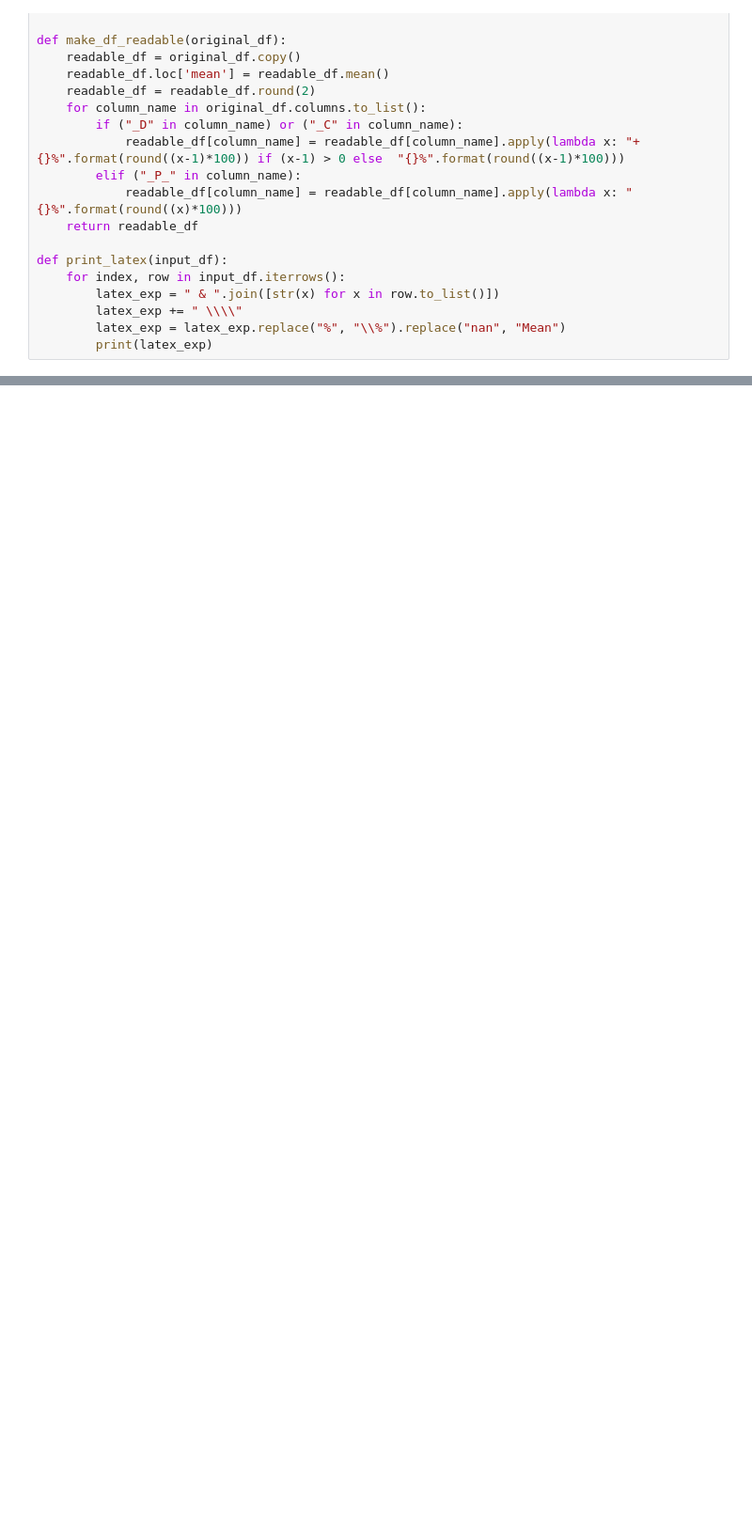
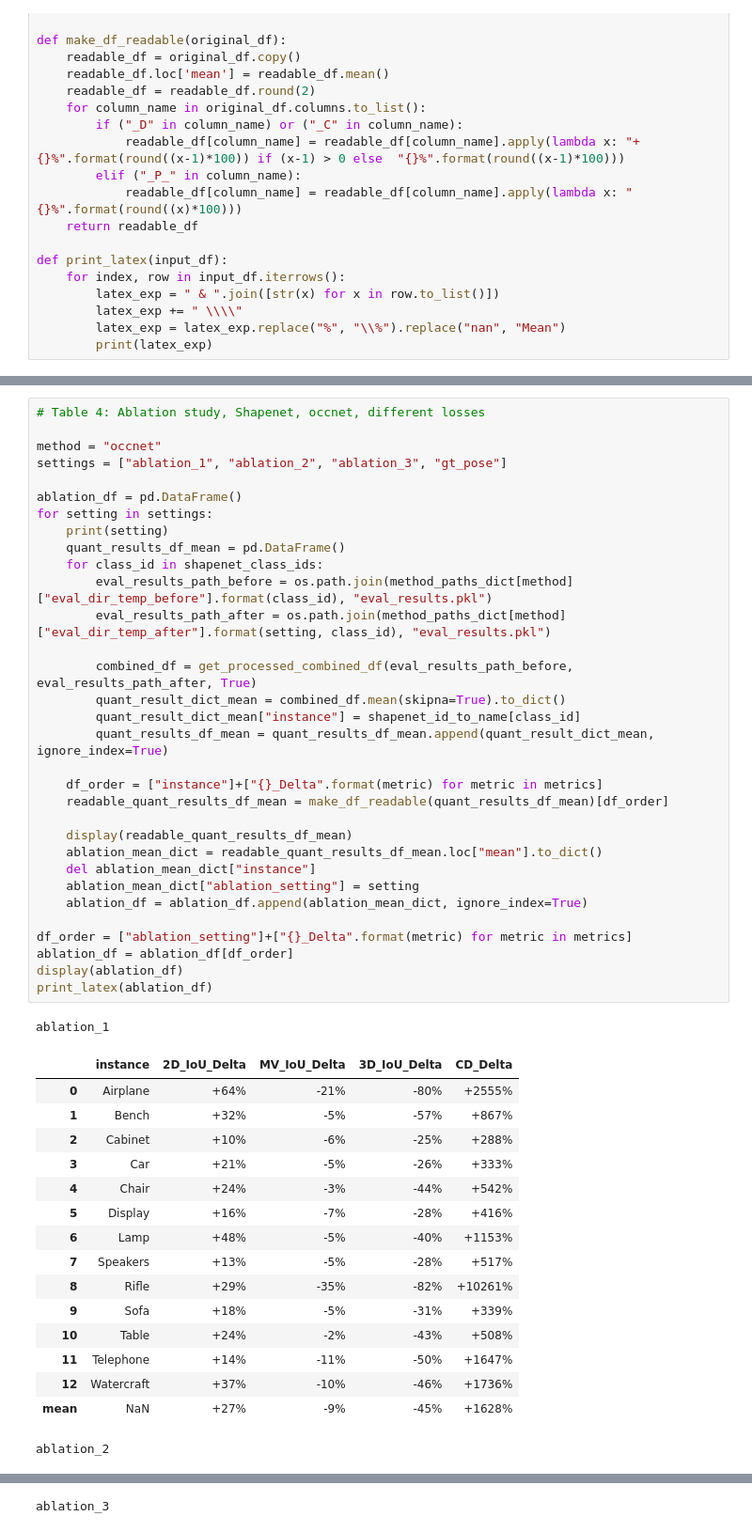
Before and after one commit to b7leung/sil_consistent_at_inference, a Jupyter notebook: notebooks/Show_Quantative_Results.ipynb, the cells around one changed output, grey strips where cells are left out. Shown at 94% size. Saved outputs shown, nothing was run; the diff lists cells and outputs as text; blank space fills up the shorter version.

```diff
--- a/notebooks/Show_Quantative_Results.ipynb
+++ b/notebooks/Show_Quantative_Results.ipynb
@@ -387,0 +342,50 @@ Mean & 40\% & +7\% & -3\% & 32\% & +76\% & +8\% & 34\% & -21\% & +105\% \\
+# %%
+# Table 4: Ablation study, Shapenet, occnet, different losses
+
+method = "occnet"
+settings = ["ablation_1", "ablation_2", "ablation_3", "gt_pose"]
+
+ablation_df = pd.DataFrame()
+for setting in settings:
+    print(setting)
+    quant_results_df_mean = pd.DataFrame()
+    for class_id in shapenet_class_ids:
+        eval_results_path_before = os.path.join(method_paths_dict[method]["eval_dir_temp_before"].format(class_id), "eval_results.pkl")
+        eval_results_path_after = os.path.join(method_paths_dict[method]["eval_dir_temp_after"].format(setting, class_id), "eval_results.pkl")
+
+        combined_df = get_processed_combined_df(eval_results_path_before, eval_results_path_after, True)
+        quant_result_dict_mean = combined_df.mean(skipna=True).to_dict()
+        quant_result_dict_mean["instance"] = shapenet_id_to_name[class_id]
+        quant_results_df_mean = quant_results_df_mean.append(quant_result_dict_mean, ignore_index=True)
+
+    df_order = ["instance"]+["{}_Delta".format(metric) for metric in metrics]
+    readable_quant_results_df_mean = make_df_readable(quant_results_df_mean)[df_order]
+
+    display(readable_quant_results_df_mean)
+    ablation_mean_dict = readable_quant_results_df_mean.loc["mean"].to_dict()
+    del ablation_mean_dict["instance"]
+    ablation_mean_dict["ablation_setting"] = setting
+    ablation_df = ablation_df.append(ablation_mean_dict, ignore_index=True)
+
+df_order = ["ablation_setting"]+["{}_Delta".format(metric) for metric in metrics]
+ablation_df = ablation_df[df_order]
+display(ablation_df)
+print_latex(ablation_df)
+# %% [output]
+ablation_1
+|  | instance | 2D_IoU_Delta | MV_IoU_Delta | 3D_IoU_Delta | CD_Delta |
+| 0 | Airplane | +64% | -21% | -80% | +2555% |
+| 1 | Bench | +32% | -5% | -57% | +867% |
+| 2 | Cabinet | +10% | -6% | -25% | +288% |
+| 3 | Car | +21% | -5% | -26% | +333% |
+| 4 | Chair | +24% | -3% | -44% | +542% |
+| 5 | Display | +16% | -7% | -28% | +416% |
+| 6 | Lamp | +48% | -5% | -40% | +1153% |
+| 7 | Speakers | +13% | -5% | -28% | +517% |
+| 8 | Rifle | +29% | -35% | -82% | +10261% |
+| 9 | Sofa | +18% | -5% | -31% | +339% |
+| 10 | Table | +24% | -2% | -43% | +508% |
+| 11 | Telephone | +14% | -11% | -50% | +1647% |
+| 12 | Watercraft | +37% | -10% | -46% | +1736% |
+| mean | NaN | +27% | -9% | -45% | +1628% |
+ablation_2
@@ -387,0 +407 @@ Mean & 40\% & +7\% & -3\% & 32\% & +76\% & +8\% & 34\% & -21\% & +105\% \\
+ablation_3
```
Also changed, not shown: parts of 11 cells of this notebook, 43 other files.
